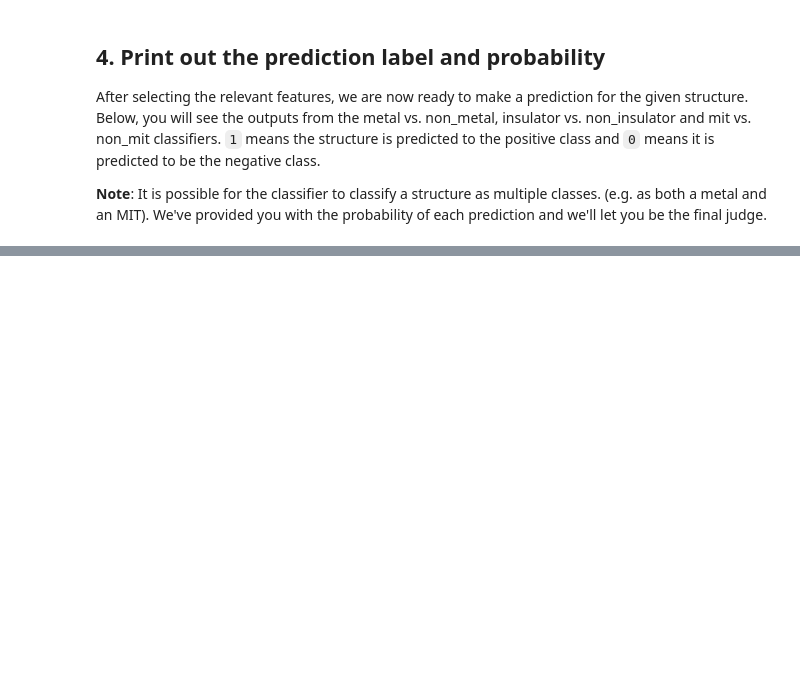
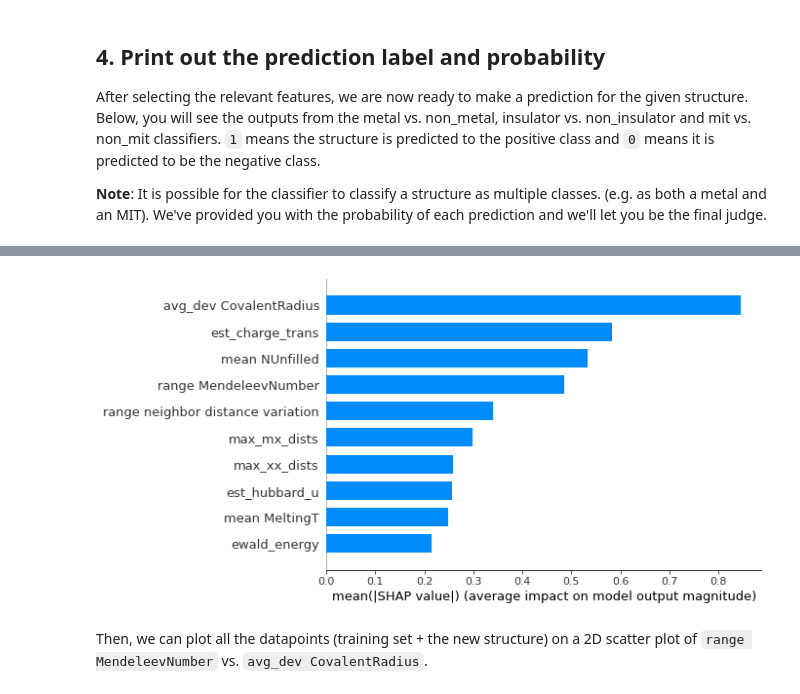
Before and after one commit to rpw199912j/mit_model_code, a Jupyter notebook: notebooks/pipeline_demo.ipynb, the cells around one changed output, grey strips where cells are left out. Saved outputs shown, nothing was run; the diff lists cells and outputs as text; code cells hidden in the pictures; blank space fills up the shorter version.

Commit message:
updated model evaluation scripts and various notebooks

```diff
--- a/notebooks/pipeline_demo.ipynb
+++ b/notebooks/pipeline_demo.ipynb
@@ -145,0 +156,9 @@ Is an mit: 0, and the probability of being an mit is :0.0970
+# %%
+x_mit, _ = load_data(df, "MIT")
+explainer = shap.TreeExplainer(mit_model)
+shap_values = explainer.shap_values(x_mit)
+shap.summary_plot(shap_values, x_mit, plot_type="bar", max_display=10)
+# %% [output]
+[figure, added]
+# %% [markdown]
+Then, we can plot all the datapoints (training set + the new structure) on a 2D scatter plot of `range MendeleevNumber` vs. `avg_dev CovalentRadius`.
```
Also changed, not shown: parts of 9 cells of this notebook, 12 other files.
